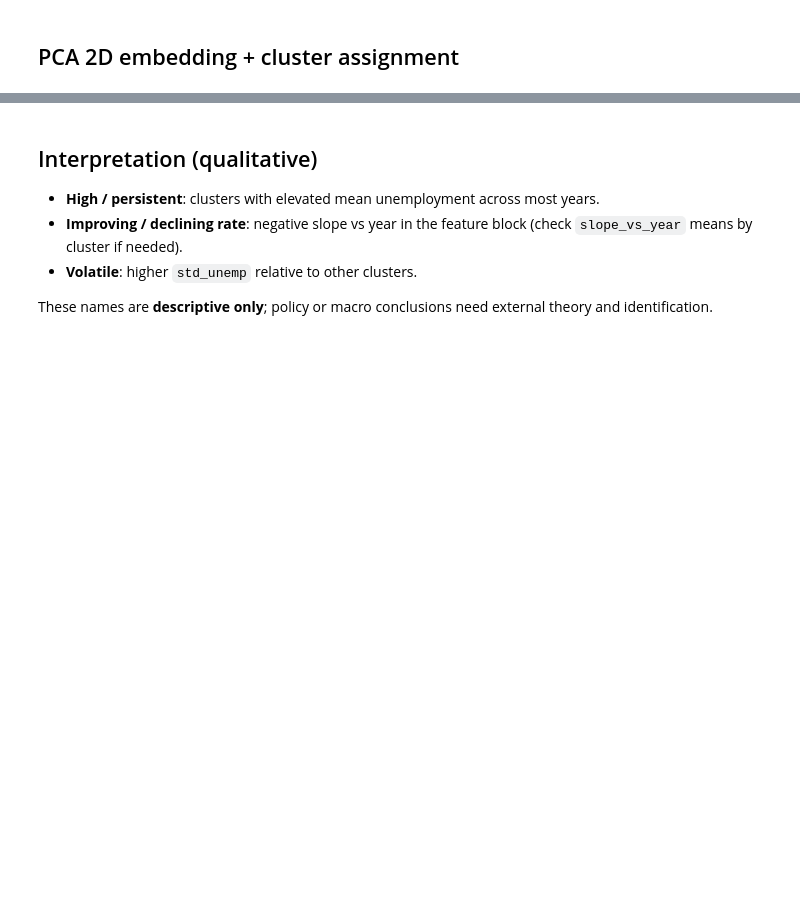
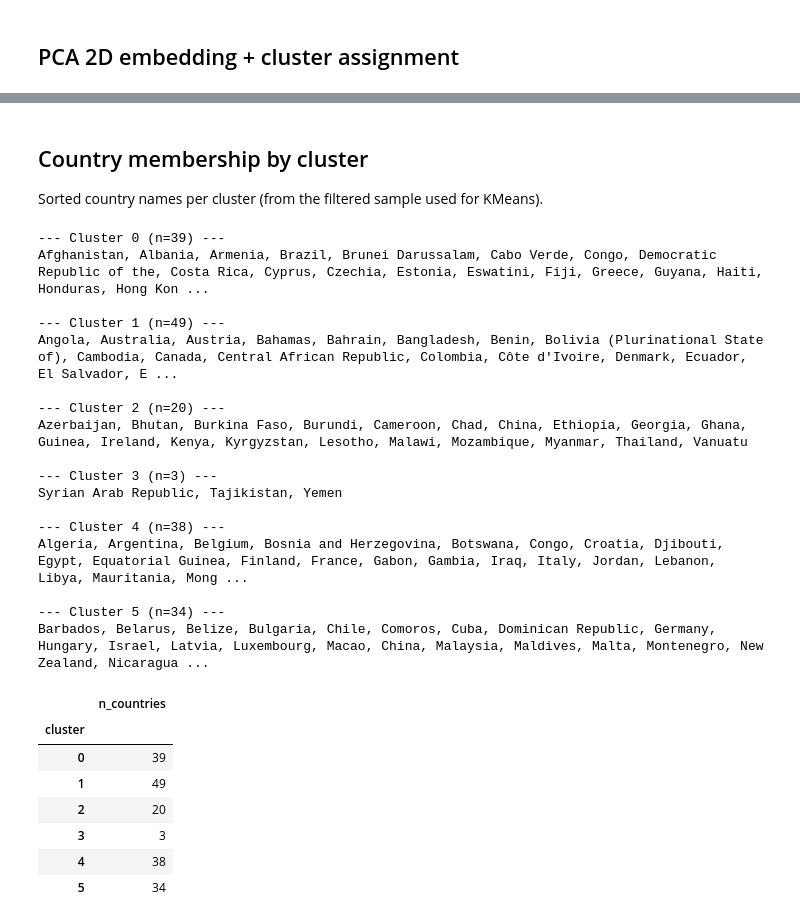
Before and after one commit to nicapotato/KaggleNotebooks, a Jupyter notebook: unemployment-global/unemployment-global-clustering.ipynb, the cells around one changed output, grey strips where cells are left out. Saved outputs shown, nothing was run; the diff lists cells and outputs as text; code cells hidden in the pictures; blank space fills up the shorter version.

Commit message:
update unemployment

```diff
--- a/unemployment-global/unemployment-global-clustering.ipynb
+++ b/unemployment-global/unemployment-global-clustering.ipynb
@@ -113,27 +81,0 @@ Per country: all **year columns** (standardized across countries) plus **mean**,
-# %%
-def trajectory_slope(row: pd.Series) -> float:
-    ys = row.values.astype(float)
-    xs = np.asarray(row.index, dtype=float)
-    if np.all(np.isnan(ys)):
-        return np.nan
-    m = np.isfinite(ys)
-    if m.sum() < 2:
-        return 0.0
-    coef = np.polyfit(xs[m], ys[m], 1)
-    return float(coef[0])
-
-
-X_years = wide_f.copy()
-X_years.columns = X_years.columns.astype(int)
-slopes = X_years.apply(trajectory_slope, axis=1)
-feat = X_years.copy()
-feat["mean_unemp"] = X_years.mean(axis=1)
-feat["std_unemp"] = X_years.std(axis=1)
-feat["slope_vs_year"] = slopes.values
-
-feature_names = list(feat.columns)
-X = feat.to_numpy(dtype=float)
-scaler = StandardScaler()
-X_scaled = scaler.fit_transform(X)
-iso_list = feat.index.tolist()
-print("Features:", len(feature_names), "| samples:", X_scaled.shape[0])
@@ -233,8 +221,40 @@ show_plotly(fig)
-# %% [markdown]
-## Interpretation (qualitative)
-
-- **High / persistent**: clusters with elevated mean unemployment across most years.
-- **Improving / declining rate**: negative slope vs year in the feature block (check `slope_vs_year` means by cluster if needed).
-- **Volatile**: higher `std_unemp` relative to other clusters.
-
-These names are **descriptive only**; policy or macro conclusions need external theory and identification.
+# %% [markdown]
+## Country membership by cluster
+
+Sorted country names per cluster (from the filtered sample used for KMeans).
+# %%
+members = pd.DataFrame(
+    {"iso_code": iso_list, "cluster": cluster_labels, "country": [country_map.get(i, i) for i in iso_list]}
+)
+for cl in sorted(members["cluster"].unique()):
+    sub = members[members["cluster"] == cl].sort_values("country")
+    print(f"\n--- Cluster {cl} (n={len(sub)}) ---")
+    print(", ".join(sub["country"].tolist()))
+
+display(members.groupby("cluster").size().rename("n_countries").to_frame())
+# %% [output]
+--- Cluster 0 (n=39) ---
+Afghanistan, Albania, Armenia, Brazil, Brunei Darussalam, Cabo Verde, Congo, Democratic Republic of the, Costa Rica, Cyprus, Czechia, Estonia, Eswatini, Fiji, Greece, Guyana, Haiti, Honduras, Hong Kon ...
+
+--- Cluster 1 (n=49) ---
+Angola, Australia, Austria, Bahamas, Bahrain, Bangladesh, Benin, Bolivia (Plurinational State of), Cambodia, Canada, Central African Republic, Colombia, Côte d'Ivoire, Denmark, Ecuador, El Salvador, E ...
+
+--- Cluster 2 (n=20) ---
+Azerbaijan, Bhutan, Burkina Faso, Burundi, Cameroon, Chad, China, Ethiopia, Georgia, Ghana, Guinea, Ireland, Kenya, Kyrgyzstan, Lesotho, Malawi, Mozambique, Myanmar, Thailand, Vanuatu
+
+--- Cluster 3 (n=3) ---
+Syrian Arab Republic, Tajikistan, Yemen
+
+--- Cluster 4 (n=38) ---
+Algeria, Argentina, Belgium, Bosnia and Herzegovina, Botswana, Congo, Croatia, Djibouti, Egypt, Equatorial Guinea, Finland, France, Gabon, Gambia, Iraq, Italy, Jordan, Lebanon, Libya, Mauritania, Mong ...
+
+--- Cluster 5 (n=34) ---
+Barbados, Belarus, Belize, Bulgaria, Chile, Comoros, Cuba, Dominican Republic, Germany, Hungary, Israel, Latvia, Luxembourg, Macao, China, Malaysia, Maldives, Malta, Montenegro, New Zealand, Nicaragua ...
+|  | n_countries |
+| cluster |  |
+| 0 | 39 |
+| 1 | 49 |
+| 2 | 20 |
+| 3 | 3 |
+| 4 | 38 |
+| 5 | 34 |
```
Also changed, not shown: parts of 19 cells of this notebook, 2 other files.
